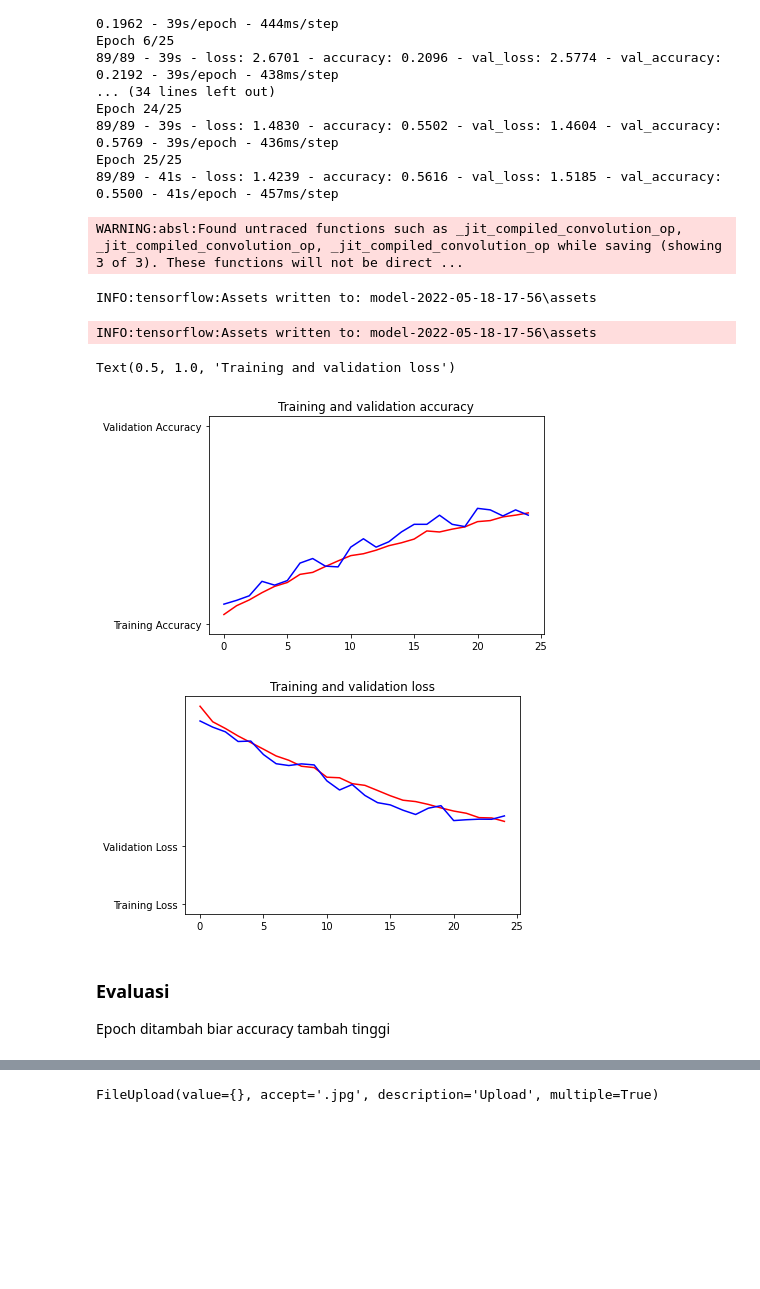
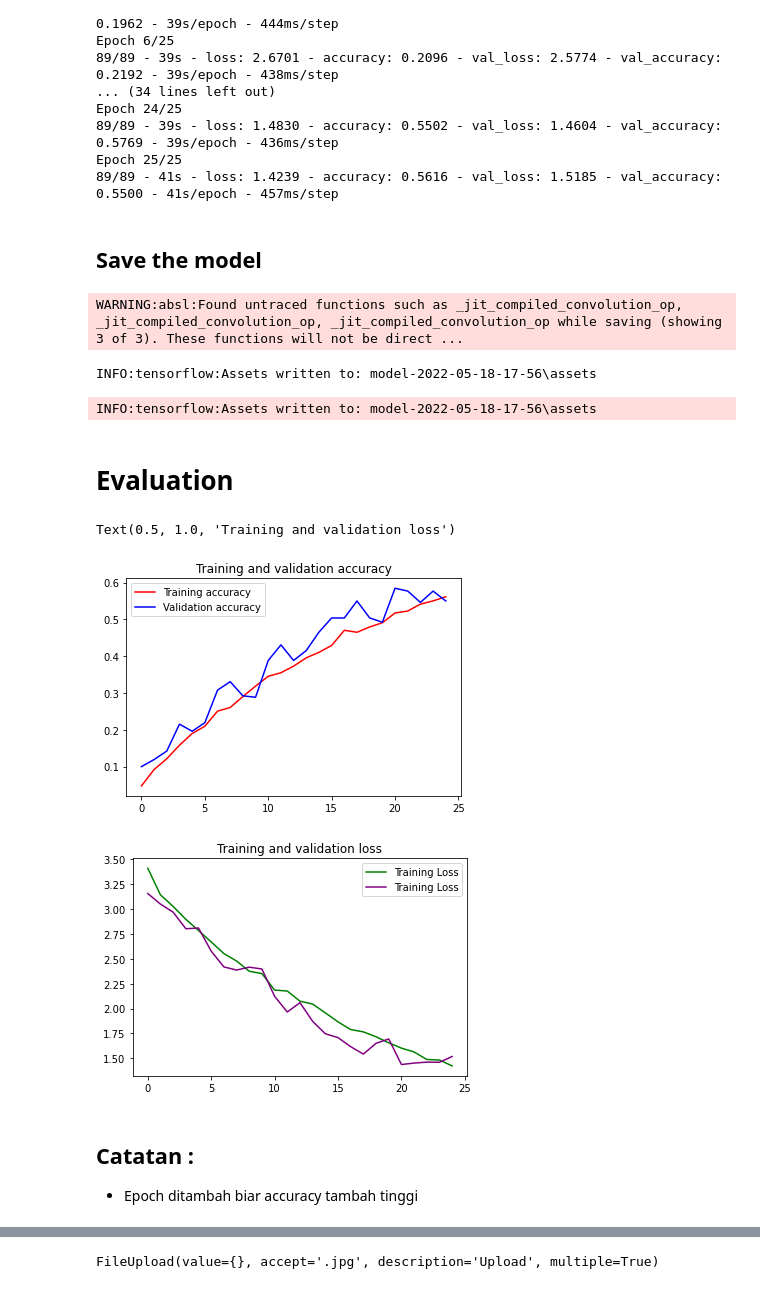
Before and after one commit to bangkit-stunting-project/MachineLearning, a Jupyter notebook: classification/Food_classification.ipynb, the cells around one changed output, grey strips where cells are left out. Saved outputs shown, nothing was run; the diff lists cells and outputs as text; code cells hidden in the pictures; blank space fills up the shorter version.

```diff
--- a/classification/Food_classification.ipynb
+++ b/classification/Food_classification.ipynb
@@ -231,5 +217,7 @@ Epoch 24/25
 89/89 - 39s - loss: 1.4830 - accuracy: 0.5502 - val_loss: 1.4604 - val_accuracy: 0.5769 - 39s/epoch - 436ms/step
 Epoch 25/25
 89/89 - 41s - loss: 1.4239 - accuracy: 0.5616 - val_loss: 1.5185 - val_accuracy: 0.5500 - 41s/epoch - 457ms/step
+# %% [markdown]
+## Save the model
 # %%
 from datetime import datetime
@@ -241,37 +228,39 @@ model.save(filename)
 WARNING:absl:Found untraced functions such as _jit_compiled_convolution_op, _jit_compiled_convolution_op, _jit_compiled_convolution_op while saving (showing 3 of 3). These functions will not be direct ...
 INFO:tensorflow:Assets written to: model-2022-05-18-17-56\assets
 INFO:tensorflow:Assets written to: model-2022-05-18-17-56\assets
+# %% [markdown]
+# Evaluation
 # %%
 %matplotlib inline
 
 import matplotlib.image  as mpimg
 import matplotlib.pyplot as plt
 
 acc=history.history['accuracy']
 val_acc=history.history['val_accuracy']
 loss=history.history['loss']
 val_loss=history.history['val_loss']
 
 epochs=range(len(acc)) # Get number of epochs
 
 # Plot training and validation accuracy per epoch
-plt.plot(epochs, acc, 'r', "Training Accuracy")
-plt.plot(epochs, val_acc, 'b', "Validation Accuracy")
+plt.plot(epochs, acc, 'r', label='Training accuracy')
+plt.plot(epochs, val_acc, 'b', label='Validation accuracy')
 plt.title('Training and validation accuracy')
+plt.legend(loc=0)
 plt.figure()
 
 # Plot training and validation loss per epoch
-plt.plot(epochs, loss, 'r', "Training Loss")
-plt.plot(epochs, val_loss, 'b', "Validation Loss")
-
+plt.plot(epochs, loss, 'green', label='Training Loss')
+plt.plot(epochs, val_loss, 'purple', label='Training Loss')
+plt.legend(loc=0)
 
 plt.title('Training and validation loss')
 # %% [output]
 Text(0.5, 1.0, 'Training and validation loss')
-[figure, old version]
+[figure, new version]
-[figure, old version]
+[figure, new version]
 # %% [markdown]
-### Evaluasi
-
-Epoch ditambah biar accuracy tambah tinggi
+## Catatan :
+- Epoch ditambah biar accuracy tambah tinggi
 # %% [markdown]
```
Also changed, not shown: parts of 8 cells of this notebook.
